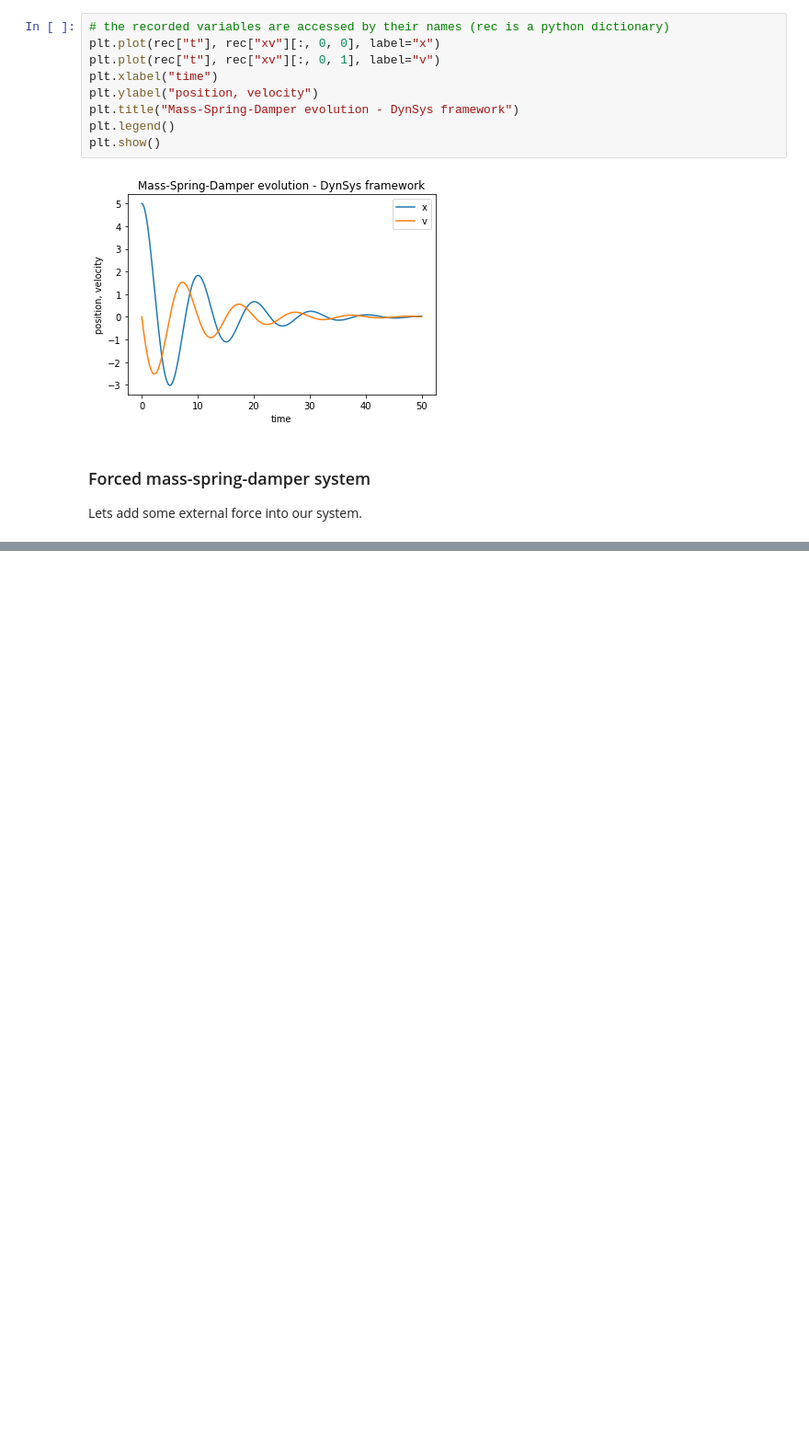
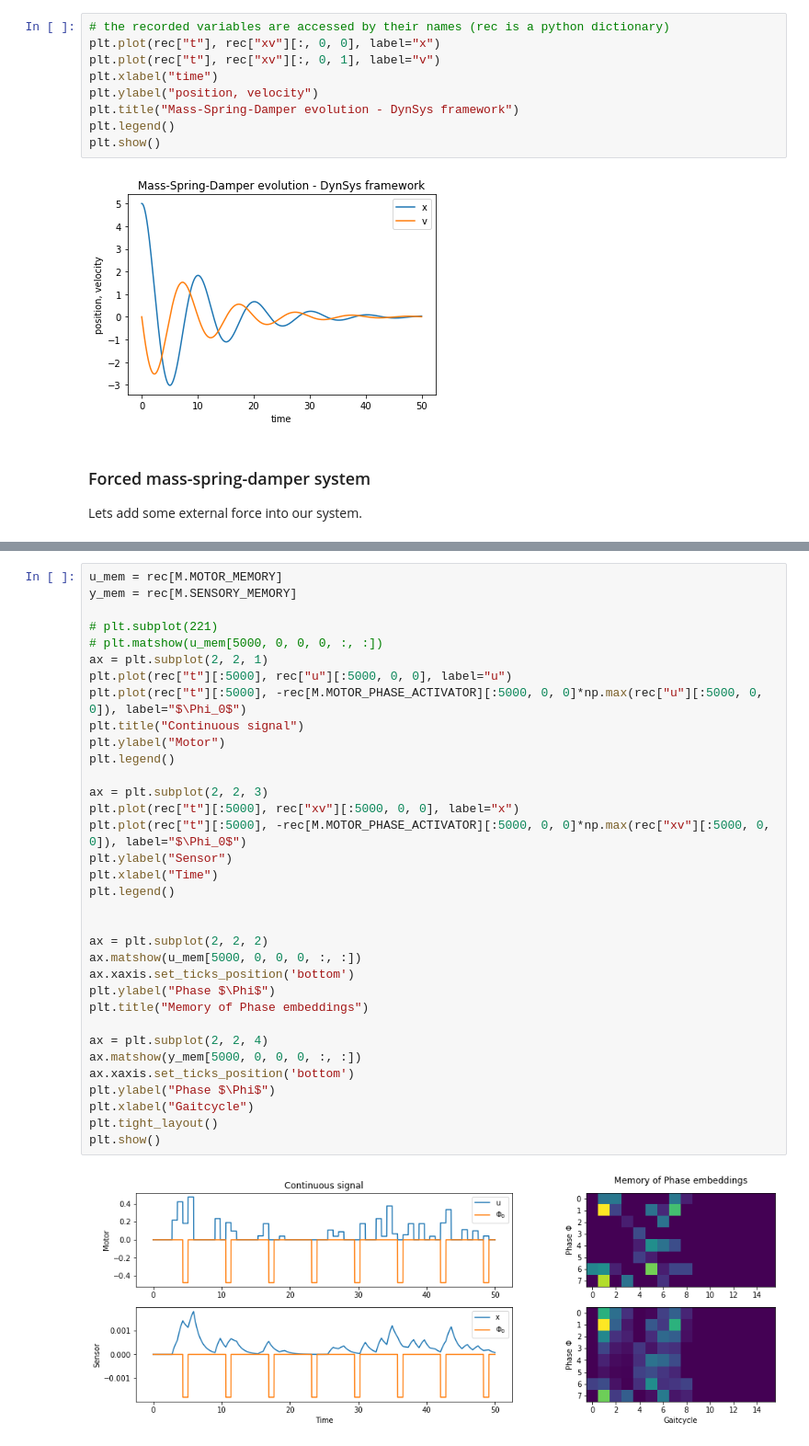
Before and after one commit to comrob/cpgim, a Jupyter notebook: mass_spring_damper_demo.ipynb, the cells around one changed output, grey strips where cells are left out. Shown: that part at 92% size. Cells and saved outputs as stored; diff of their text form; blank space fills up the shorter version.

```diff
--- a/mass_spring_damper_demo.ipynb
+++ b/mass_spring_damper_demo.ipynb
@@ -325,0 +351,36 @@ plt.show()
+# %%
+u_mem = rec[M.MOTOR_MEMORY]
+y_mem = rec[M.SENSORY_MEMORY]
+
+# plt.subplot(221)
+# plt.matshow(u_mem[5000, 0, 0, 0, :, :])
+ax = plt.subplot(2, 2, 1)
+plt.plot(rec["t"][:5000], rec["u"][:5000, 0, 0], label="u")
+plt.plot(rec["t"][:5000], -rec[M.MOTOR_PHASE_ACTIVATOR][:5000, 0, 0]*np.max(rec["u"][:5000, 0, 0]), label="$\Phi_0$")
+plt.title("Continuous signal")
+plt.ylabel("Motor")
+plt.legend()
+
+ax = plt.subplot(2, 2, 3)
+plt.plot(rec["t"][:5000], rec["xv"][:5000, 0, 0], label="x")
+plt.plot(rec["t"][:5000], -rec[M.MOTOR_PHASE_ACTIVATOR][:5000, 0, 0]*np.max(rec["xv"][:5000, 0, 0]), label="$\Phi_0$")
+plt.ylabel("Sensor")
+plt.xlabel("Time")
+plt.legend()
+
+
+ax = plt.subplot(2, 2, 2)
+ax.matshow(u_mem[5000, 0, 0, 0, :, :])
+ax.xaxis.set_ticks_position('bottom')
+plt.ylabel("Phase $\Phi$")
+plt.title("Memory of Phase embeddings")
+
+ax = plt.subplot(2, 2, 4)
+ax.matshow(y_mem[5000, 0, 0, 0, :, :])
+ax.xaxis.set_ticks_position('bottom')
+plt.ylabel("Phase $\Phi$")
+plt.xlabel("Gaitcycle")
+plt.tight_layout()
+plt.show()
+# %% [output]
+[figure, added]
```
Also changed, not shown: parts of 19 cells of this notebook, 1 other file.
